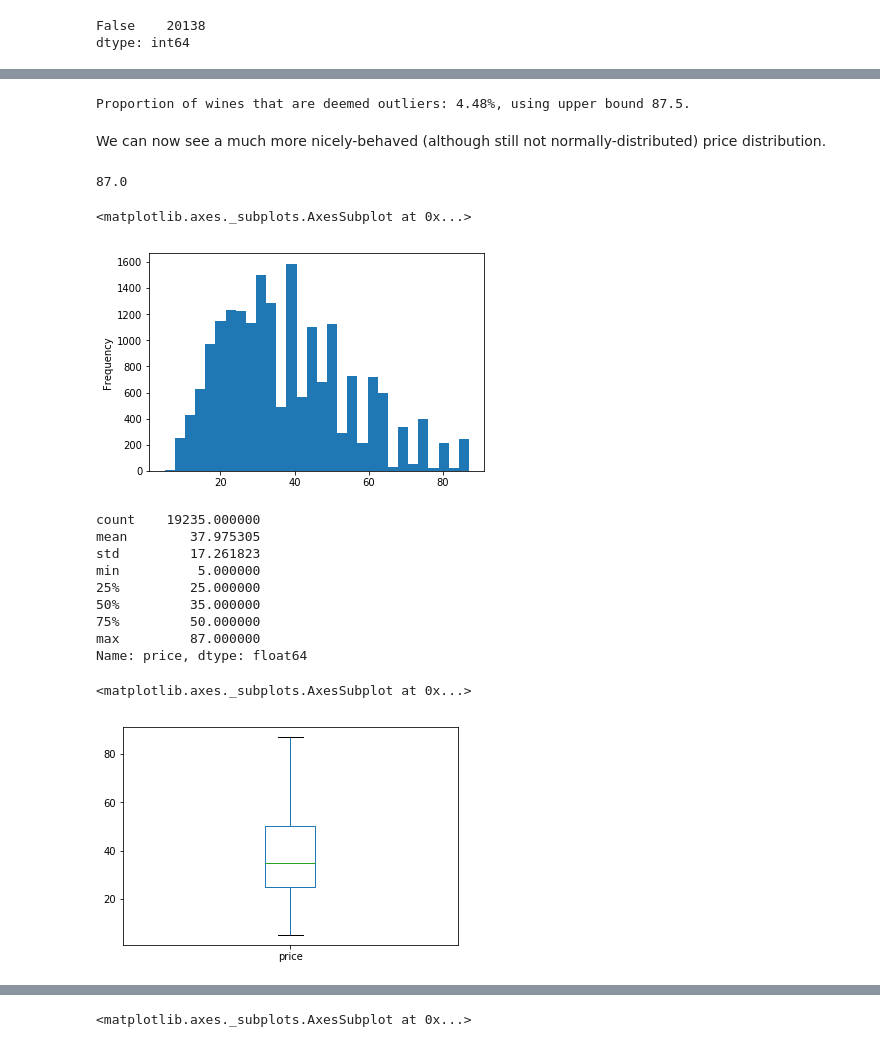
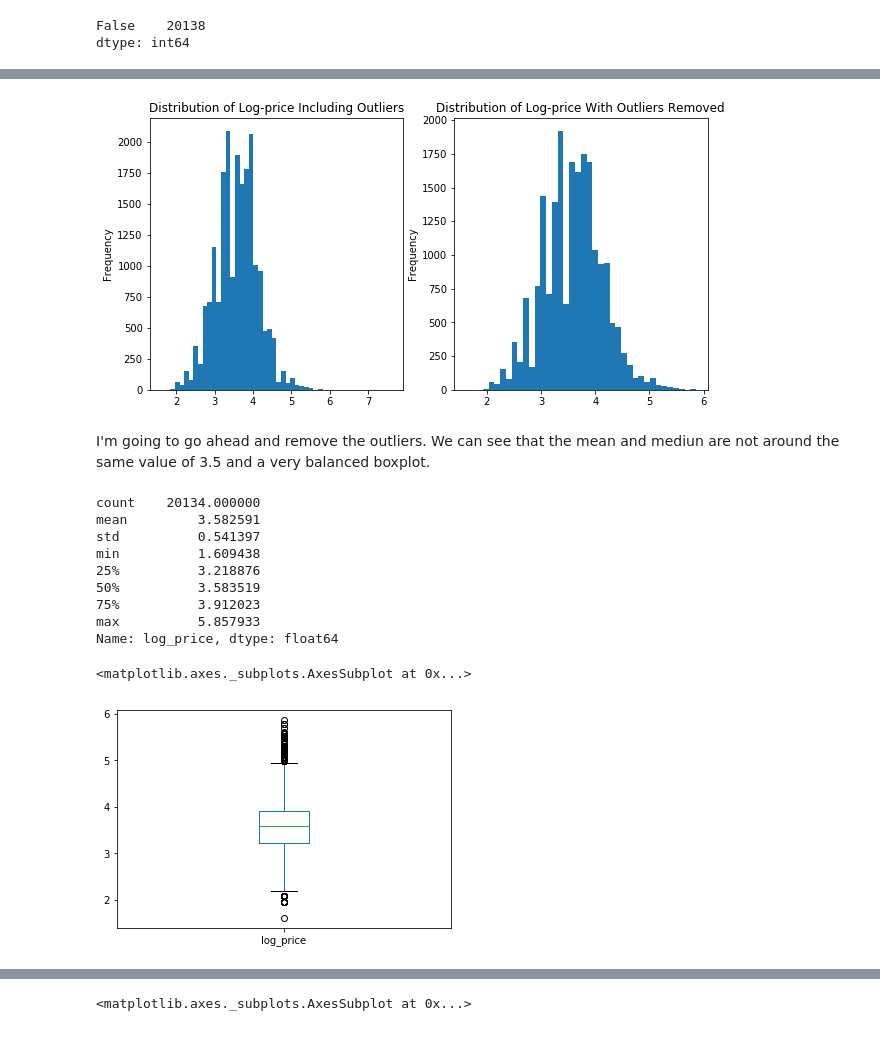
Before and after one commit to jbertscher/wining-and-mining, a Jupyter notebook: notebooks/2.0-jb-value-for-money.ipynb, the cells around one changed output, grey strips where cells are left out. Saved outputs shown, nothing was run; the diff lists cells and outputs as text; code cells hidden in the pictures.

Commit message:
Dealt with outliers and log-transformed price.

```diff
--- a/notebooks/2.0-jb-value-for-money.ipynb
+++ b/notebooks/2.0-jb-value-for-money.ipynb
@@ -88,0 +99,3 @@ dtype: int64
+# %%
+wine['log_price'] = np.log(wine['price'])
+wine['log_price'].plot.hist(bins=30)
@@ -96,36 +107,27 @@ wine['price'].plot.hist(bins=30)
-# %%
-price_iqr = wine['price'].quantile(0.75) - wine['price'].quantile(0.25)  # Find inter-quartiles range
-price_upper_bound = wine['price'].quantile(0.75) + price_iqr * 1.5  # Set upper bound as 1.5 x inter-quartile range
-wine['is_outlier'] = np.where((wine['price']>price_upper_bound), 1, 0)
-outlier_counts = wine['is_outlier'].value_counts()
-
-print('Proportion of wines that are deemed outliers: {0:.2%}, using upper bound {1}.'.format(outlier_counts[1]/outlier_counts.sum(), price_upper_bound))
-# %% [output]
-Proportion of wines that are deemed outliers: 4.48%, using upper bound 87.5.
-# %% [markdown]
-We can now see a much more nicely-behaved (although still not normally-distributed) price distribution.
-# %%
-wine.price.max()
-# %% [output]
-87.0
+# %%
+fig, (ax1, ax2) = plt.subplots(1, 2, figsize=(10, 5))
+wine['log_price'].plot.hist(bins=50, ax=ax1)
+ax1.set_title('Distribution of Log-price Including Outliers')
+wine.loc[wine['log_price']<6, 'log_price'].plot.hist(bins=40, ax=ax2)
+ax2.set_title('Distribution of Log-price With Outliers Removed')
+plt.show();
+# %% [output]
+[figure, added]
+# %% [markdown]
+I'm going to go ahead and remove the outliers. We can see that the mean and mediun are not around the same value of 3.5 and a very balanced boxplot.
 # %%
-wine = wine.loc[wine['is_outlier']==0]
-wine['price'].plot.hist(bins=30)
-plt.show()
-
-wine['price'].describe()
-wine['price'].plot.box()
+wine = wine.loc[wine['log_price']<6]
+wine['log_price'].describe();
+wine['log_price'].plot.box()
 # %% [output]
-<matplotlib.axes._subplots.AxesSubplot at 0x...>
+count    20134.000000
+mean         3.582591
+std          0.541397
+min          1.609438
+25%          3.218876
+50%          3.583519
+75%          3.912023
+max          5.857933
+Name: log_price, dtype: float64
+<matplotlib.axes._subplots.AxesSubplot at 0x...>
-[figure, old version]
+[figure, new version]
-count    19235.000000
-mean        37.975305
-std         17.261823
-min          5.000000
-25%         25.000000
-50%         35.000000
-75%         50.000000
-max         87.000000
-Name: price, dtype: float64
-<matplotlib.axes._subplots.AxesSubplot at 0x...>
-[figure, removed]
```
Also changed, not shown: parts of 12 cells of this notebook.
